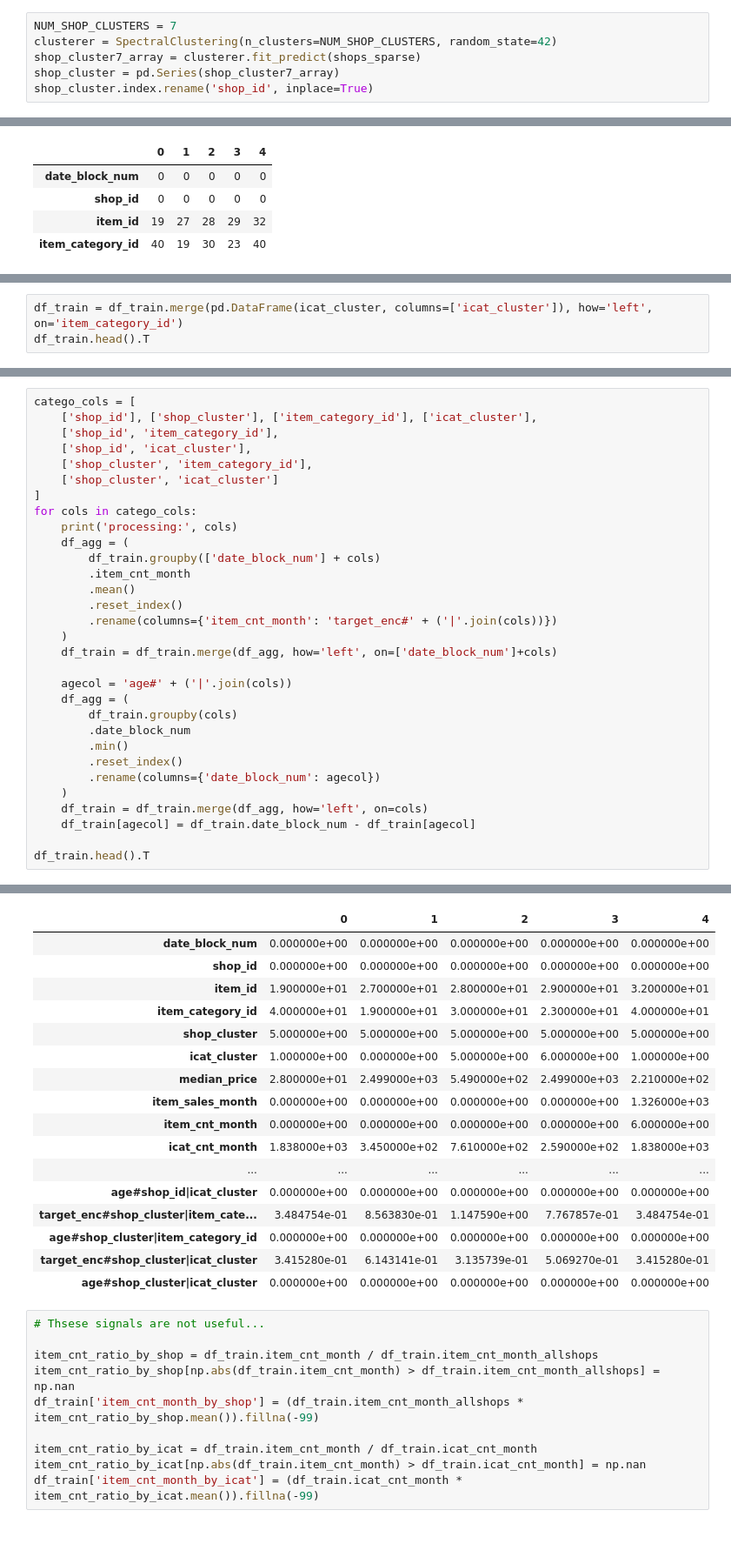
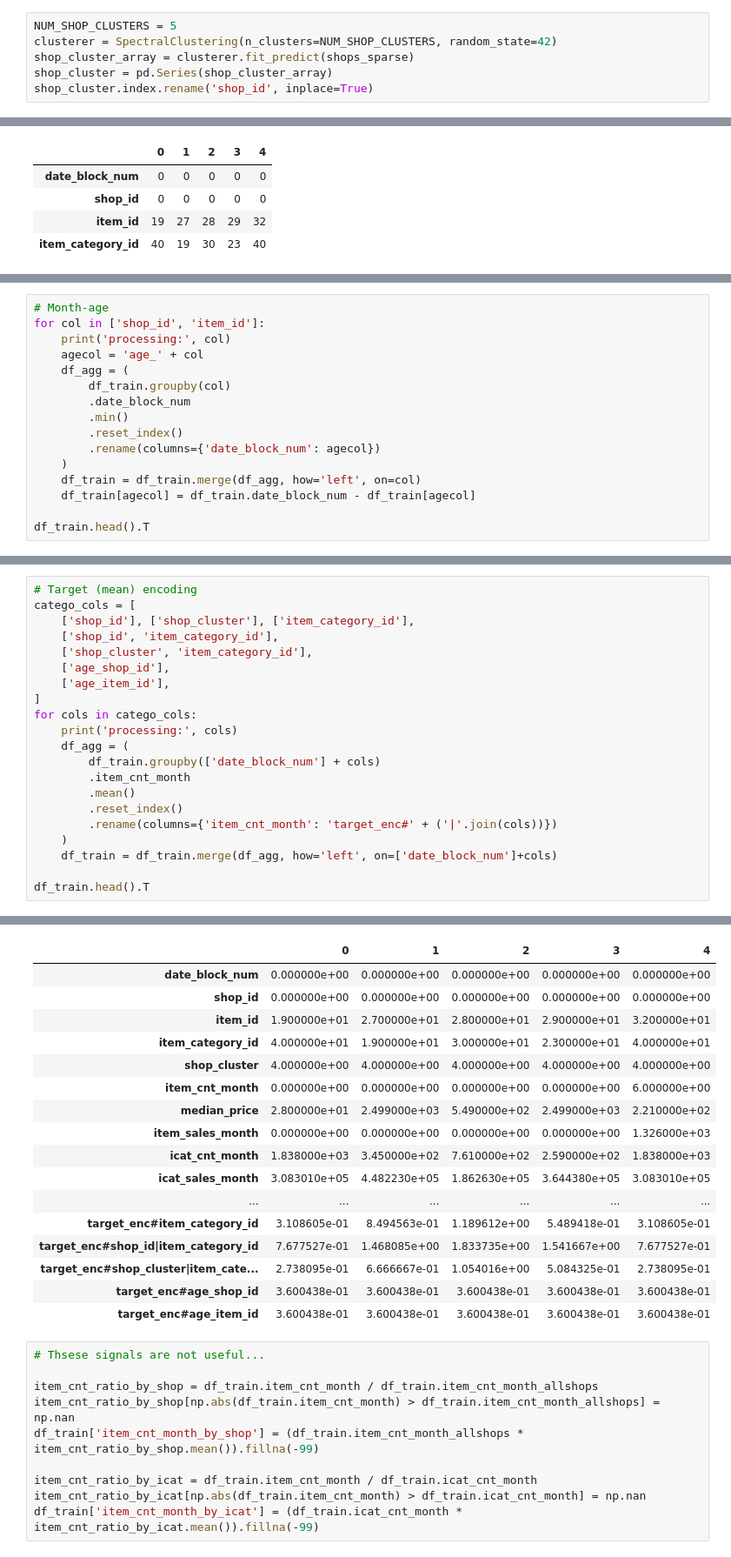
Before and after one commit to keijak/kaggle-pub, a Jupyter notebook: sales1c/training2.ipynb, the cells around one changed output, grey strips where cells are left out. Shown at 87% size. Drawn from its saved outputs; the diff is of its cells as text.

```diff
--- a/sales1c/training2.ipynb
+++ b/sales1c/training2.ipynb
@@ -54,6 +54,6 @@ shops_sparse.shape
 # %%
-NUM_SHOP_CLUSTERS = 7
+NUM_SHOP_CLUSTERS = 5
 clusterer = SpectralClustering(n_clusters=NUM_SHOP_CLUSTERS, random_state=42)
-shop_cluster7_array = clusterer.fit_predict(shops_sparse)
-shop_cluster = pd.Series(shop_cluster7_array)
+shop_cluster_array = clusterer.fit_predict(shops_sparse)
+shop_cluster = pd.Series(shop_cluster_array)
 shop_cluster.index.rename('shop_id', inplace=True)
@@ -105,3 +91,0 @@ df_train.head().T
-# %%
-df_train = df_train.merge(pd.DataFrame(icat_cluster, columns=['icat_cluster']), how='left', on='item_category_id')
-df_train.head().T
@@ -242,0 +215,16 @@ df_train.head().T
+# %%
+# Month-age
+for col in ['shop_id', 'item_id']:
+    print('processing:', col)
+    agecol = 'age_' + col
+    df_agg = (
+        df_train.groupby(col)
+        .date_block_num
+        .min()
+        .reset_index()
+        .rename(columns={'date_block_num': agecol})
+    )
+    df_train = df_train.merge(df_agg, how='left', on=col)
+    df_train[agecol] = df_train.date_block_num - df_train[agecol]
+
+df_train.head().T
@@ -243,10 +252,11 @@ df_train.head().T
 # %%
+# Target (mean) encoding
 catego_cols = [
-    ['shop_id'], ['shop_cluster'], ['item_category_id'], ['icat_cluster'],
+    ['shop_id'], ['shop_cluster'], ['item_category_id'],
     ['shop_id', 'item_category_id'],
-    ['shop_id', 'icat_cluster'],
     ['shop_cluster', 'item_category_id'],
-    ['shop_cluster', 'icat_cluster']
+    ['age_shop_id'],
+    ['age_item_id'],
 ]
 for cols in catego_cols:
     print('processing:', cols)
@@ -259,17 +269,6 @@ for cols in catego_cols:
     )
     df_train = df_train.merge(df_agg, how='left', on=['date_block_num']+cols)
 
-    agecol = 'age#' + ('|'.join(cols))
-    df_agg = (
-        df_train.groupby(cols)
-        .date_block_num
-        .min()
-        .reset_index()
-        .rename(columns={'date_block_num': agecol})
-    )
-    df_train = df_train.merge(df_agg, how='left', on=cols)
-    df_train[agecol] = df_train.date_block_num - df_train[agecol]
-
 df_train.head().T
 # %% [output]
 processing: ['shop_id']
@@ -283,20 +281,20 @@ processing: ['shop_cluster', 'icat_cluster']
 |  | 0 | 1 | 2 | 3 | 4 |
 | date_block_num | 0.000000e+00 | 0.000000e+00 | 0.000000e+00 | 0.000000e+00 | 0.000000e+00 |
 | shop_id | 0.000000e+00 | 0.000000e+00 | 0.000000e+00 | 0.000000e+00 | 0.000000e+00 |
 | item_id | 1.900000e+01 | 2.700000e+01 | 2.800000e+01 | 2.900000e+01 | 3.200000e+01 |
 | item_category_id | 4.000000e+01 | 1.900000e+01 | 3.000000e+01 | 2.300000e+01 | 4.000000e+01 |
-| shop_cluster | 5.000000e+00 | 5.000000e+00 | 5.000000e+00 | 5.000000e+00 | 5.000000e+00 |
-| icat_cluster | 1.000000e+00 | 0.000000e+00 | 5.000000e+00 | 6.000000e+00 | 1.000000e+00 |
+| shop_cluster | 4.000000e+00 | 4.000000e+00 | 4.000000e+00 | 4.000000e+00 | 4.000000e+00 |
+| item_cnt_month | 0.000000e+00 | 0.000000e+00 | 0.000000e+00 | 0.000000e+00 | 6.000000e+00 |
 | median_price | 2.800000e+01 | 2.499000e+03 | 5.490000e+02 | 2.499000e+03 | 2.210000e+02 |
 | item_sales_month | 0.000000e+00 | 0.000000e+00 | 0.000000e+00 | 0.000000e+00 | 1.326000e+03 |
-| item_cnt_month | 0.000000e+00 | 0.000000e+00 | 0.000000e+00 | 0.000000e+00 | 6.000000e+00 |
 | icat_cnt_month | 1.838000e+03 | 3.450000e+02 | 7.610000e+02 | 2.590000e+02 | 1.838000e+03 |
+| icat_sales_month | 3.083010e+05 | 4.482230e+05 | 1.862630e+05 | 3.644380e+05 | 3.083010e+05 |
 | ... | ... | ... | ... | ... | ... |
-| age#shop_id|icat_cluster | 0.000000e+00 | 0.000000e+00 | 0.000000e+00 | 0.000000e+00 | 0.000000e+00 |
-| target_enc#shop_cluster|item_cate... | 3.484754e-01 | 8.563830e-01 | 1.147590e+00 | 7.767857e-01 | 3.484754e-01 |
-| age#shop_cluster|item_category_id | 0.000000e+00 | 0.000000e+00 | 0.000000e+00 | 0.000000e+00 | 0.000000e+00 |
-| target_enc#shop_cluster|icat_cluster | 3.415280e-01 | 6.143141e-01 | 3.135739e-01 | 5.069270e-01 | 3.415280e-01 |
-| age#shop_cluster|icat_cluster | 0.000000e+00 | 0.000000e+00 | 0.000000e+00 | 0.000000e+00 | 0.000000e+00 |
+| target_enc#item_category_id | 3.108605e-01 | 8.494563e-01 | 1.189612e+00 | 5.489418e-01 | 3.108605e-01 |
+| target_enc#shop_id|item_category_id | 7.677527e-01 | 1.468085e+00 | 1.833735e+00 | 1.541667e+00 | 7.677527e-01 |
+| target_enc#shop_cluster|item_cate... | 2.738095e-01 | 6.666667e-01 | 1.054016e+00 | 5.084325e-01 | 2.738095e-01 |
+| target_enc#age_shop_id | 3.600438e-01 | 3.600438e-01 | 3.600438e-01 | 3.600438e-01 | 3.600438e-01 |
+| target_enc#age_item_id | 3.600438e-01 | 3.600438e-01 | 3.600438e-01 | 3.600438e-01 | 3.600438e-01 |
 # %%
 # Thsese signals are not useful...
 
```
Also changed, not shown: parts of 21 cells of this notebook, 1 other file.
